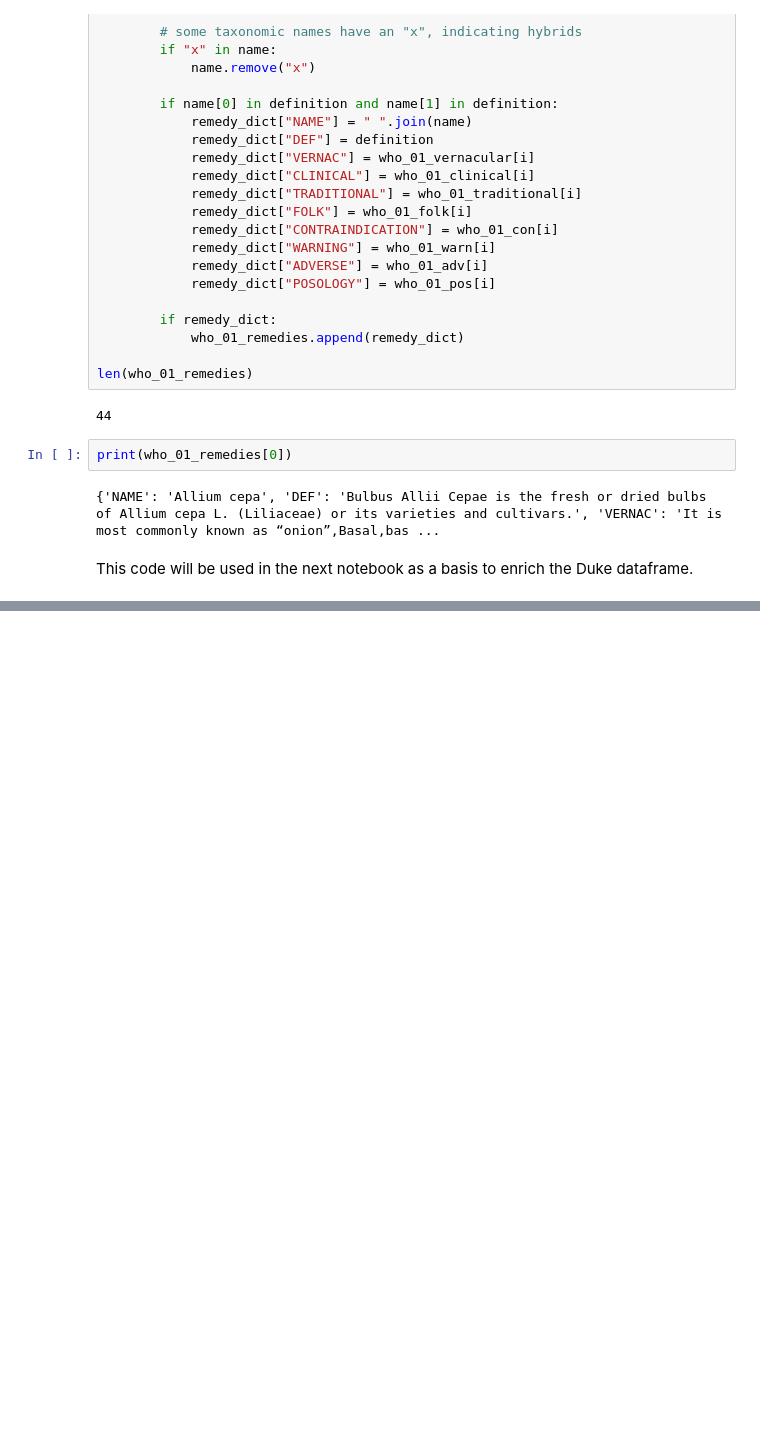
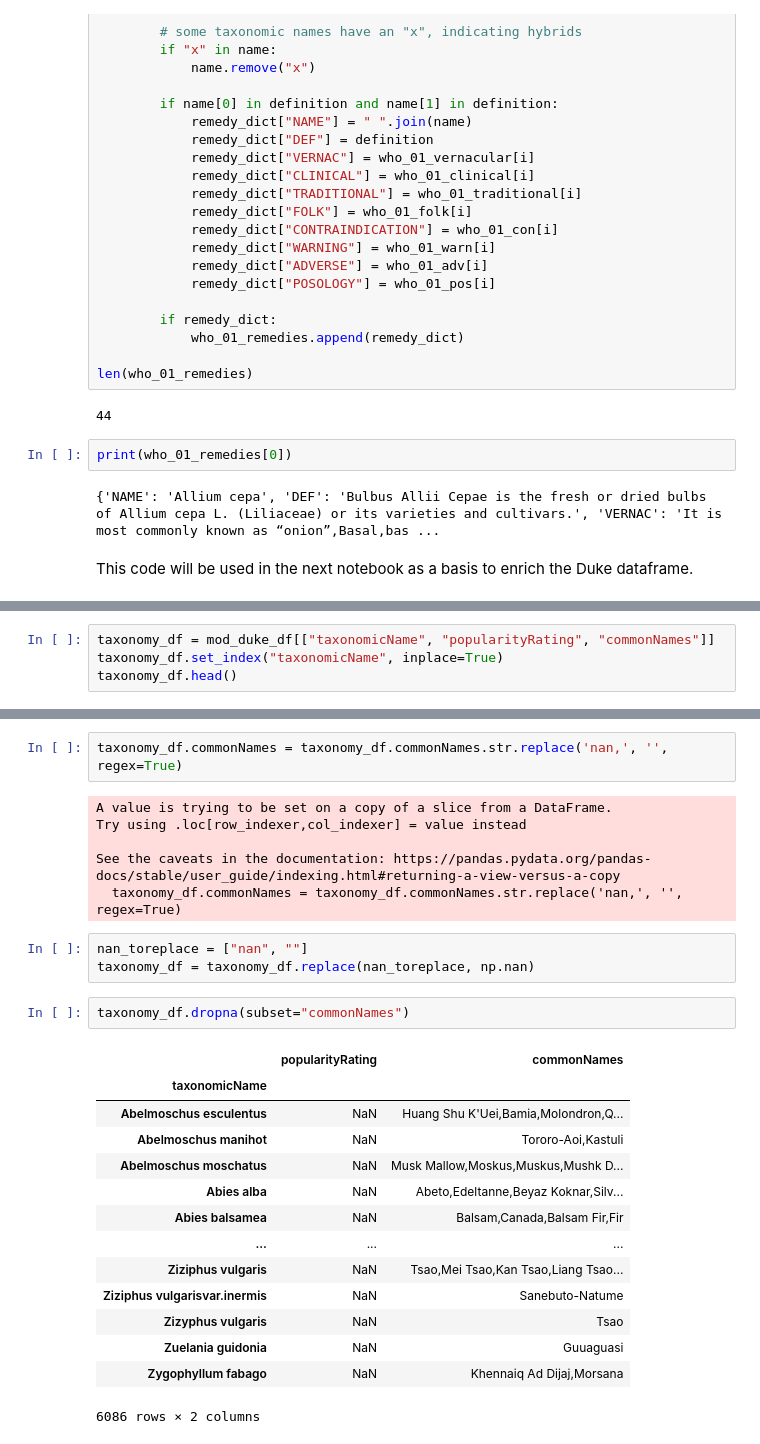
Before and after one commit to TechLabs-Berlin/wt23-naturdoc, a Jupyter notebook: ds/notebooks/data_transformation.ipynb, the cells around one changed output, grey strips where cells are left out. Cells and saved outputs as stored; diff of their text form; blank space fills up the shorter version.

```diff
--- a/ds/notebooks/data_transformation.ipynb
+++ b/ds/notebooks/data_transformation.ipynb
@@ -826,0 +852,4 @@ This code will be used in the next notebook as a basis to enrich the Duke datafr
+# %%
+taxonomy_df = mod_duke_df[["taxonomicName", "popularityRating", "commonNames"]]
+taxonomy_df.set_index("taxonomicName", inplace=True)
+taxonomy_df.head()
@@ -826,0 +864,28 @@ This code will be used in the next notebook as a basis to enrich the Duke datafr
+# %%
+taxonomy_df.commonNames = taxonomy_df.commonNames.str.replace('nan,', '', regex=True)
+# %% [output]
+A value is trying to be set on a copy of a slice from a DataFrame.
+Try using .loc[row_indexer,col_indexer] = value instead
+
+See the caveats in the documentation: https://pandas.pydata.org/pandas-docs/stable/user_guide/indexing.html#returning-a-view-versus-a-copy
+  taxonomy_df.commonNames = taxonomy_df.commonNames.str.replace('nan,', '', regex=True)
+# %%
+nan_toreplace = ["nan", ""]
+taxonomy_df = taxonomy_df.replace(nan_toreplace, np.nan)
+# %%
+taxonomy_df.dropna(subset="commonNames")
+# %% [output]
+|  | popularityRating | commonNames |
+| taxonomicName |  |  |
+| Abelmoschus esculentus | NaN | Huang Shu K'Uei,Bamia,Molondron,Q... |
+| Abelmoschus manihot | NaN | Tororo-Aoi,Kastuli |
+| Abelmoschus moschatus | NaN | Musk Mallow,Moskus,Muskus,Mushk D... |
+| Abies alba | NaN | Abeto,Edeltanne,Beyaz Koknar,Silv... |
+| Abies balsamea | NaN | Balsam,Canada,Balsam Fir,Fir |
+| ... | ... | ... |
+| Ziziphus vulgaris | NaN | Tsao,Mei Tsao,Kan Tsao,Liang Tsao... |
+| Ziziphus vulgarisvar.inermis | NaN | Sanebuto-Natume |
+| Zizyphus vulgaris | NaN | Tsao |
+| Zuelania guidonia | NaN | Guuaguasi |
+| Zygophyllum fabago | NaN | Khennaiq Ad Dijaj,Morsana |
+6086 rows × 2 columns
```
Also changed, not shown: parts of 9 cells of this notebook, 3 other files.
